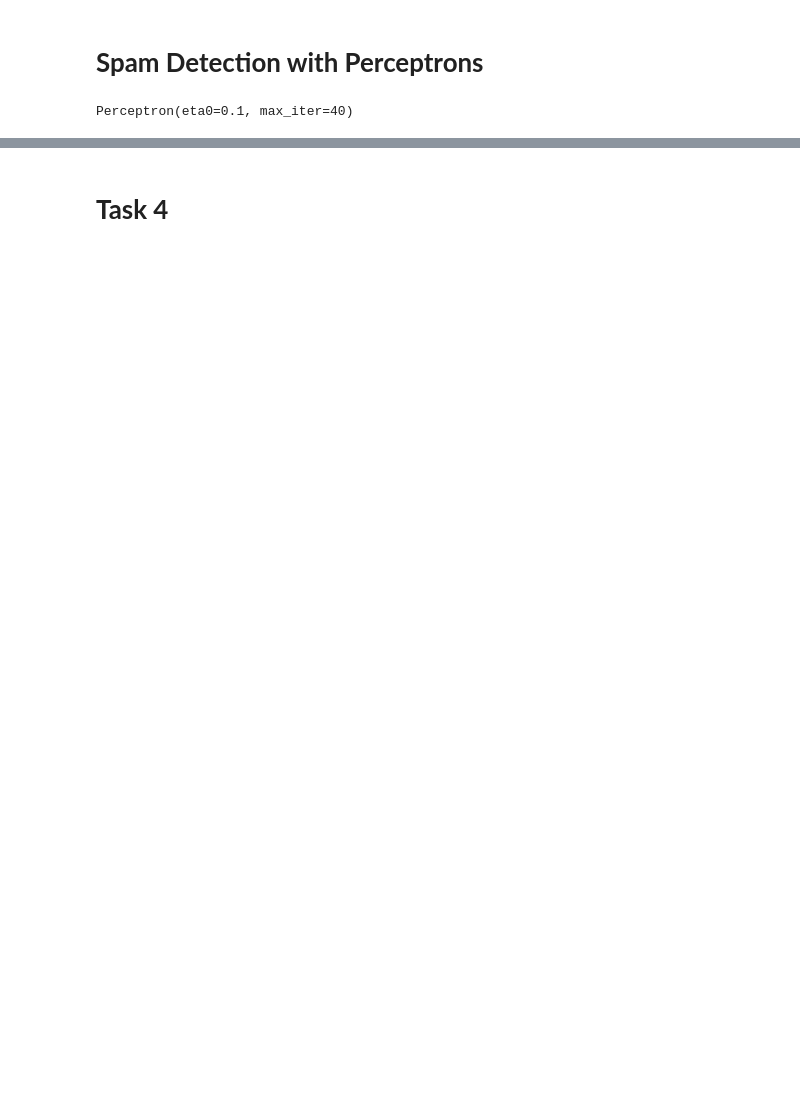
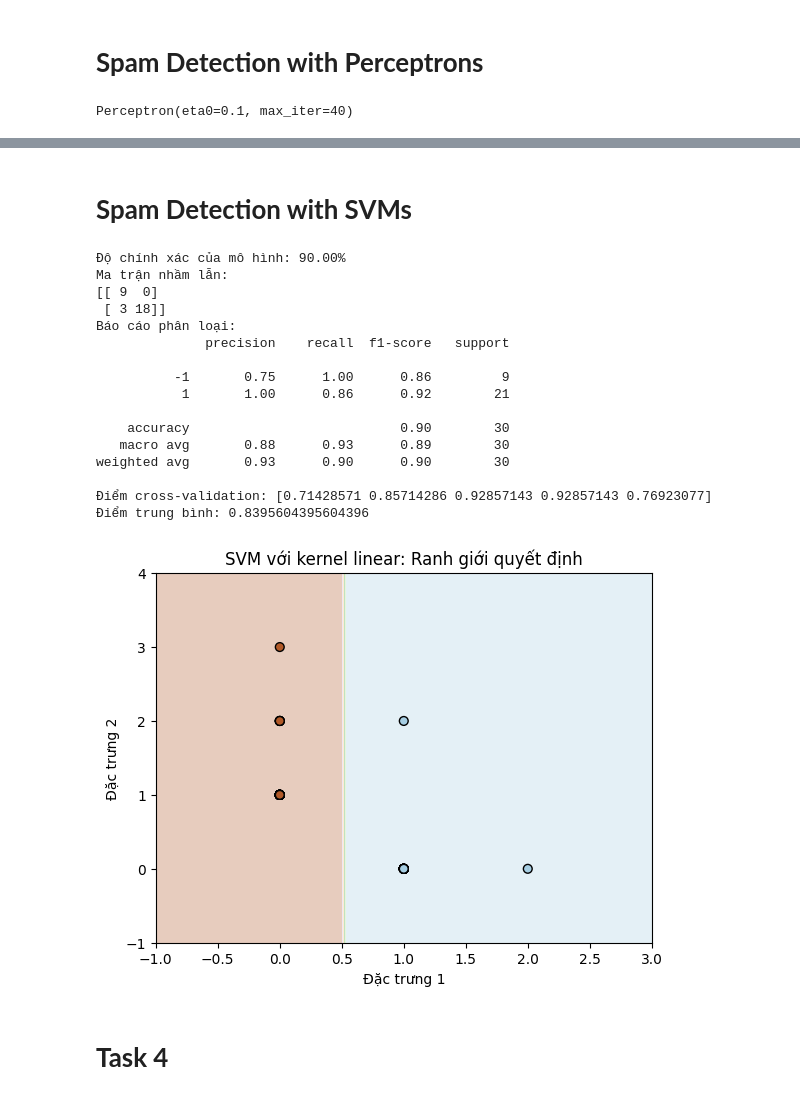
Before and after one commit to WanThinnn/NT522_Machine-learning-for-Information-Security, a Jupyter notebook: Labs/Lab_1/Lab_1-Local.ipynb, the cells around one changed output, grey strips where cells are left out. Saved outputs shown, nothing was run; the diff lists cells and outputs as text; code cells hidden in the pictures; blank space fills up the shorter version.

```diff
--- a/Labs/Lab_1/Lab_1-Local.ipynb
+++ b/Labs/Lab_1/Lab_1-Local.ipynb
@@ -489,2 +513,68 @@ Accuracy: 0.77
+# %% [markdown]
+# **Spam Detection with SVMs**
+# %%
+from sklearn.svm import SVC
+svm = SVC(kernel='linear', C=1.0, random_state=0)
+svm.fit(X_train, y_train)
+y_pred = svm.predict(X_test)
+
+# Đánh giá hiệu suất mô hình
+from sklearn.metrics import accuracy_score, confusion_matrix, classification_report
+
+accuracy = accuracy_score(y_test, y_pred)
+print("Độ chính xác của mô hình: {:.2f}%".format(accuracy * 100))
+print("Ma trận nhầm lẫn:")
+print(confusion_matrix(y_test, y_pred))
+print("Báo cáo phân loại:")
+print(classification_report(y_test, y_pred))
+
+# Thực hiện cross-validation (nếu muốn kiểm tra tính ổn định của mô hình)
+from sklearn.model_selection import cross_val_score
+scores = cross_val_score(svm, X_train, y_train, cv=5)
+print("Điểm cross-validation:", scores)
+print("Điểm trung bình:", scores.mean())
+
+# Nếu dữ liệu có đúng 2 đặc trưng, hiển thị ranh giới quyết định của SVM
+import matplotlib.pyplot as plt
+import numpy as np
+
+if X_train.shape[1] == 2:
+    # Xác định khoảng giá trị cho các đặc trưng
+    x_min, x_max = X_train[:, 0].min() - 1, X_train[:, 0].max() + 1
+    y_min, y_max = X_train[:, 1].min() - 1, X_train[:, 1].max() + 1
+
+    # Tạo lưới các điểm để vẽ đồ thị
+    xx, yy = np.meshgrid(np.linspace(x_min, x_max, 100),
+                         np.linspace(y_min, y_max, 100))
+
+    # Dự đoán trên toàn bộ lưới điểm
+    Z = svm.predict(np.c_[xx.ravel(), yy.ravel()])
+    Z = Z.reshape(xx.shape)
+
+    # Vẽ contour cho ranh giới quyết định và scatter dữ liệu huấn luyện
+    plt.contourf(xx, yy, Z, alpha=0.3, cmap=plt.cm.Paired)
+    plt.scatter(X_train[:, 0], X_train[:, 1], c=y_train, s=40, edgecolor='k', cmap=plt.cm.Paired)
+    plt.title("SVM với kernel linear: Ranh giới quyết định")
+    plt.xlabel("Đặc trưng 1")
+    plt.ylabel("Đặc trưng 2")
+    plt.show()
+# %% [output]
+Độ chính xác của mô hình: 90.00%
+Ma trận nhầm lẫn:
+[[ 9  0]
+ [ 3 18]]
+Báo cáo phân loại:
+              precision    recall  f1-score   support
+
+          -1       0.75      1.00      0.86         9
+           1       1.00      0.86      0.92        21
+
+    accuracy                           0.90        30
+   macro avg       0.88      0.93      0.89        30
+weighted avg       0.93      0.90      0.90        30
+
+Điểm cross-validation: [0.71428571 0.85714286 0.92857143 0.92857143 0.76923077]
+Điểm trung bình: 0.8395604395604396
+[figure, added]
 # %% [markdown]
 # **Task 4**
```
Also changed, not shown: parts of 18 cells of this notebook, 3 other files.
